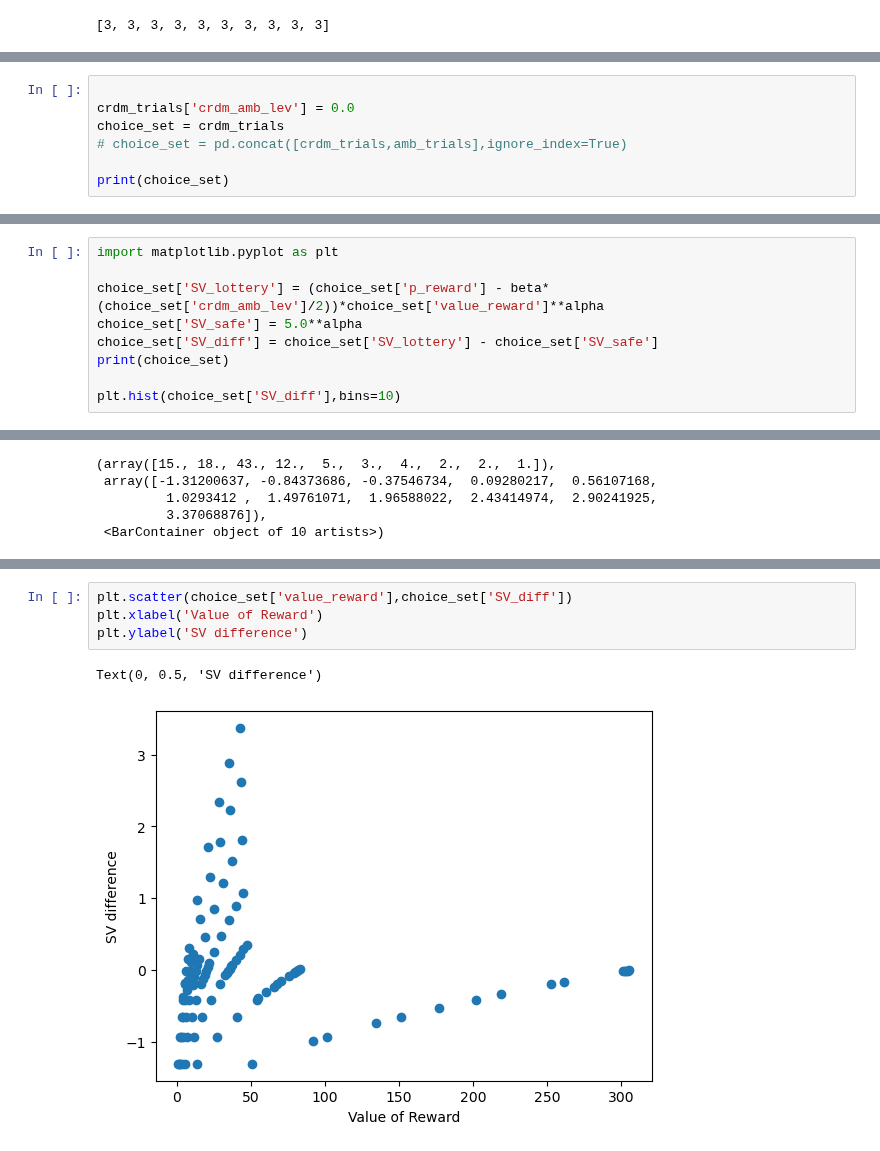
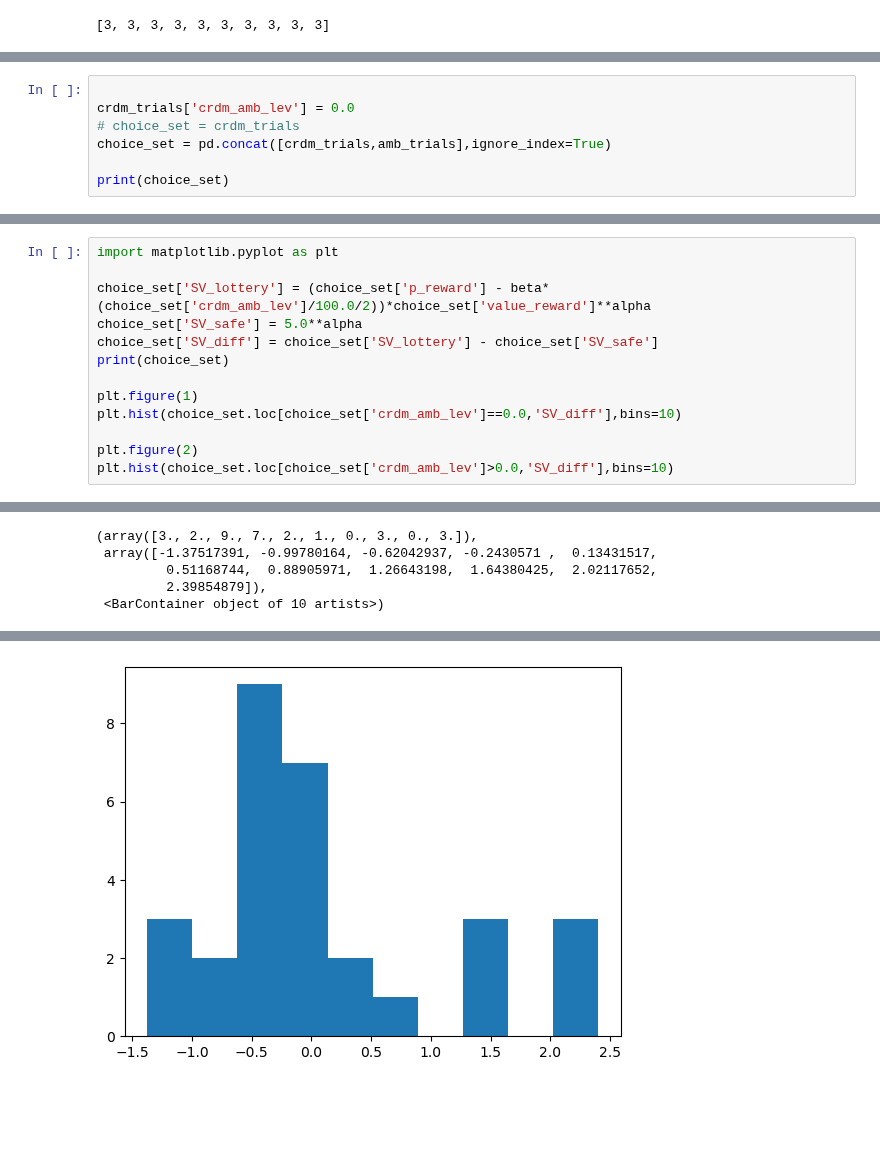
Before and after one commit to CDN-Lab/Adaptive_Choicesets, a Jupyter notebook: gen_choice_set_space.ipynb, the cells around one changed output, grey strips where cells are left out. Cells and saved outputs as stored; diff of their text form; blank space fills up the shorter version.

```diff
--- a/gen_choice_set_space.ipynb
+++ b/gen_choice_set_space.ipynb
@@ -394,8 +394,8 @@ amb_trials
 # %%
 
 crdm_trials['crdm_amb_lev'] = 0.0
-choice_set = crdm_trials
-# choice_set = pd.concat([crdm_trials,amb_trials],ignore_index=True)
+# choice_set = crdm_trials
+choice_set = pd.concat([crdm_trials,amb_trials],ignore_index=True)
 
 print(choice_set)
 # %% [output]
@@ -416,10 +416,14 @@ print(choice_set)
 # %%
 import matplotlib.pyplot as plt
 
-choice_set['SV_lottery'] = (choice_set['p_reward'] - beta*(choice_set['crdm_amb_lev']/2))*choice_set['value_reward']**alpha
+choice_set['SV_lottery'] = (choice_set['p_reward'] - beta*(choice_set['crdm_amb_lev']/100.0/2))*choice_set['value_reward']**alpha
 choice_set['SV_safe'] = 5.0**alpha
 choice_set['SV_diff'] = choice_set['SV_lottery'] - choice_set['SV_safe']
 print(choice_set)
 
-plt.hist(choice_set['SV_diff'],bins=10)
+plt.figure(1)
+plt.hist(choice_set.loc[choice_set['crdm_amb_lev']==0.0,'SV_diff'],bins=10)
+
+plt.figure(2)
+plt.hist(choice_set.loc[choice_set['crdm_amb_lev']>0.0,'SV_diff'],bins=10)
 # %% [output]
@@ -440,13 +444,7 @@ plt.hist(choice_set['SV_diff'],bins=10)
-(array([15., 18., 43., 12.,  5.,  3.,  4.,  2.,  2.,  1.]),
- array([-1.31200637, -0.84373686, -0.37546734,  0.09280217,  0.56107168,
-         1.0293412 ,  1.49761071,  1.96588022,  2.43414974,  2.90241925,
-         3.37068876]),
+(array([3., 2., 9., 7., 2., 1., 0., 3., 0., 3.]),
+ array([-1.37517391, -0.99780164, -0.62042937, -0.2430571 ,  0.13431517,
+         0.51168744,  0.88905971,  1.26643198,  1.64380425,  2.02117652,
+         2.39854879]),
  <BarContainer object of 10 artists>)
 [figure]
+[figure, added]
-# %%
-plt.scatter(choice_set['value_reward'],choice_set['SV_diff'])
-plt.xlabel('Value of Reward')
-plt.ylabel('SV difference')
-# %% [output]
-Text(0, 0.5, 'SV difference')
-[figure, removed]
```
Also changed, not shown: parts of 5 cells of this notebook.
